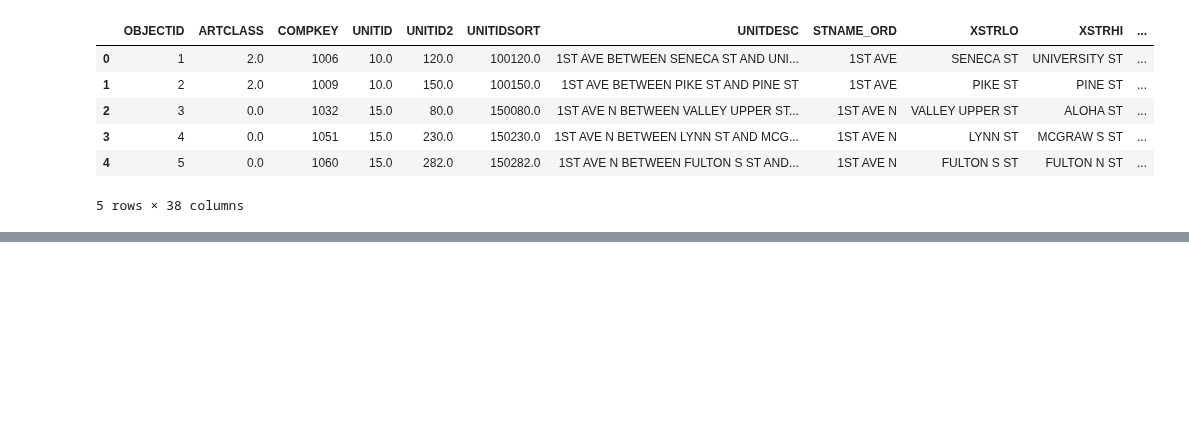
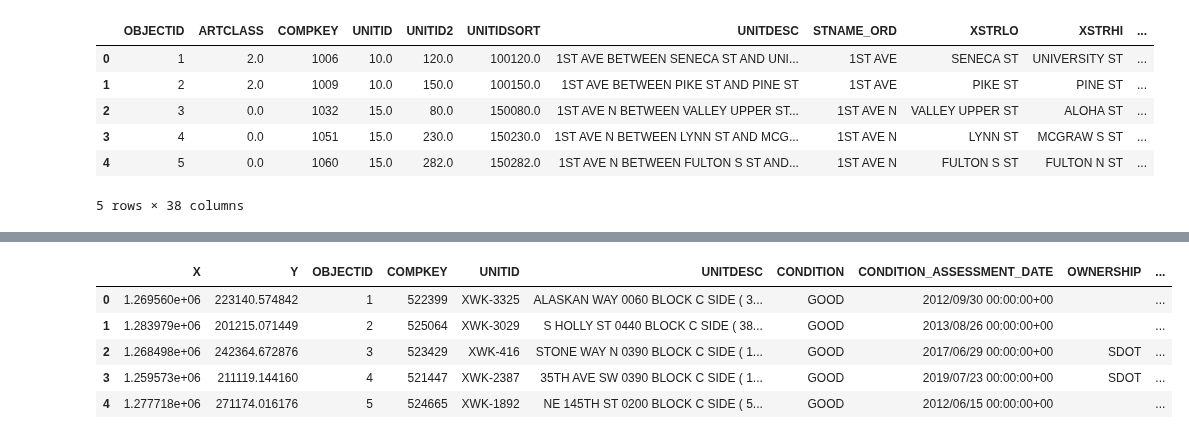
Before and after one commit to DataCircles/traffic_collisions_ml_team1, a Jupyter notebook: notebooks/cindy_eda.ipynb, the cells around one changed output, grey strips where cells are left out. Saved outputs shown, nothing was run; the diff lists cells and outputs as text; code cells hidden in the pictures; blank space fills up the shorter version.

```diff
--- a/notebooks/cindy_eda.ipynb
+++ b/notebooks/cindy_eda.ipynb
@@ -52,0 +179,10 @@ streets.head()
+# %%
+marked_cross = pd.read_csv('../data/Marked_Crosswalks.csv')
+marked_cross.head()
+# %% [output]
+|  | X | Y | OBJECTID | COMPKEY | UNITID | UNITDESC | CONDITION | CONDITION_ASSESSMENT_DATE | OWNERSHIP | ... |
+| 0 | 1.269560e+06 | 223140.574842 | 1 | 522399 | XWK-3325 | ALASKAN WAY 0060 BLOCK C SIDE ( 3... | GOOD | 2012/09/30 00:00:00+00 |  | ... |
+| 1 | 1.283979e+06 | 201215.071449 | 2 | 525064 | XWK-3029 | S HOLLY ST 0440 BLOCK C SIDE ( 38... | GOOD | 2013/08/26 00:00:00+00 |  | ... |
+| 2 | 1.268498e+06 | 242364.672876 | 3 | 523429 | XWK-416 | STONE WAY N 0390 BLOCK C SIDE ( 1... | GOOD | 2017/06/29 00:00:00+00 | SDOT | ... |
+| 3 | 1.259573e+06 | 211119.144160 | 4 | 521447 | XWK-2387 | 35TH AVE SW 0390 BLOCK C SIDE ( 1... | GOOD | 2019/07/23 00:00:00+00 | SDOT | ... |
+| 4 | 1.277718e+06 | 271174.016176 | 5 | 524665 | XWK-1892 | NE 145TH ST 0200 BLOCK C SIDE ( 5... | GOOD | 2012/06/15 00:00:00+00 |  | ... |
```
Also changed, not shown: parts of 10 cells of this notebook.
